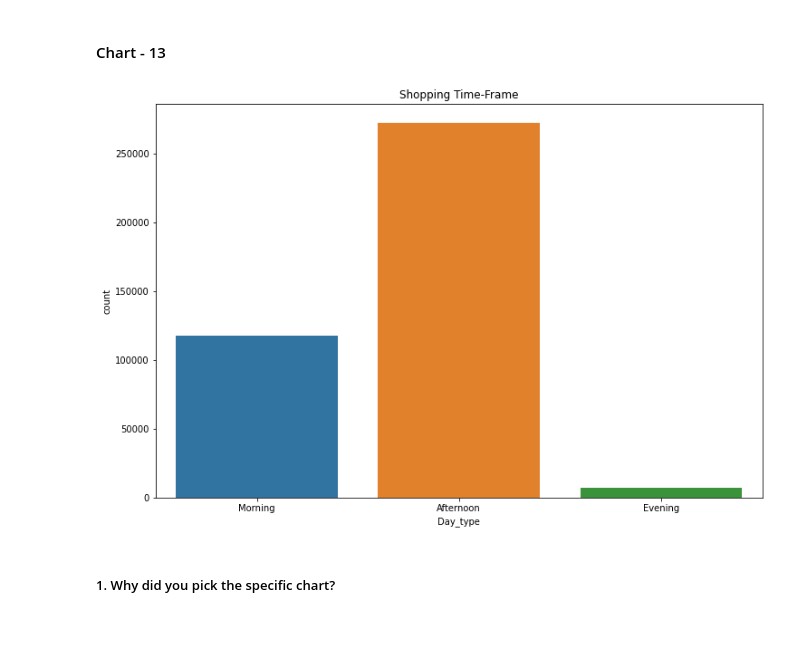
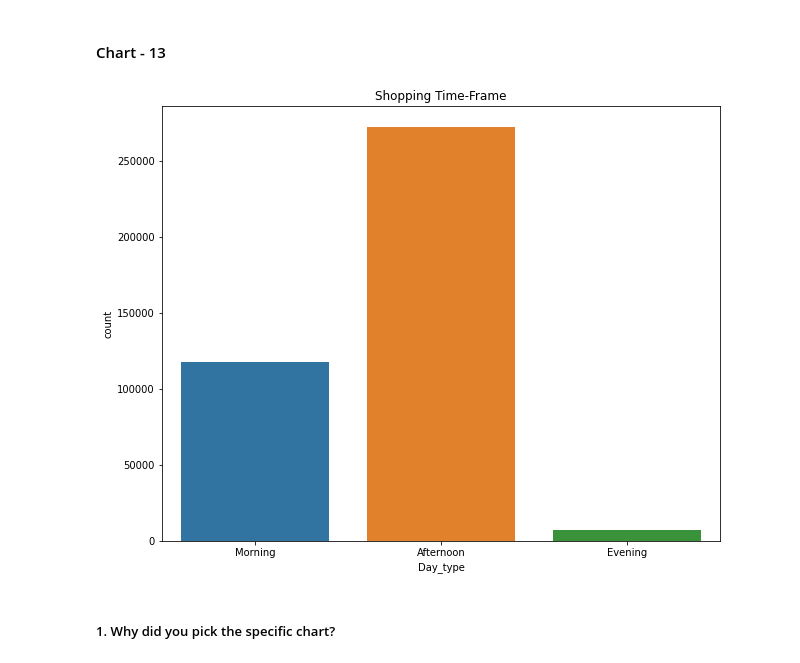
Before and after one commit to sakshantG/Online_Retail_Customer_Segmentation, a Jupyter notebook: Online_Retail_Customer_Segmentation.ipynb, the cells around one changed output. Saved outputs shown, nothing was run; the diff lists cells and outputs as text; code cells hidden in the pictures; blank space fills up the shorter version.

```diff
--- a/Online_Retail_Customer_Segmentation.ipynb
+++ b/Online_Retail_Customer_Segmentation.ipynb
@@ -617,7 +619,7 @@ data['minutes'] = data['InvoiceDate'].apply(lambda x: x.minute)
 # %% [markdown]
 ### **Create a new features TotalAmount from form product of Quantity and Unitprice**
 # %%
-data['TotalAmount'] = data['Quantity'] * data['UnitPrice']
+data['Total_Amount'] = data['Quantity'] * data['UnitPrice']
 data.head()
 # %% [output]
 |  | InvoiceNo | StockCode | Description | Quantity | InvoiceDate | UnitPrice | CustomerID | Country | Day | ... |
@@ -801,12 +812,12 @@ def day_type(time):
 data['Day_type'] = data['hours'].apply(day_type)
 # %%
 # Chart - 13 visualization code
-plt.figure(figsize=(12,8))
+plt.figure(figsize=(10,8))
 plt.title("Shopping Time-Frame")
 sns.countplot(x='Day_type', data=data)
 plt.show()
 # %% [output]
-[figure, old version]
+[figure, new version]
 # %% [markdown]
 ##### 1. Why did you pick the specific chart?
 # %% [markdown]
```
Also changed, not shown: parts of 41 cells of this notebook.
